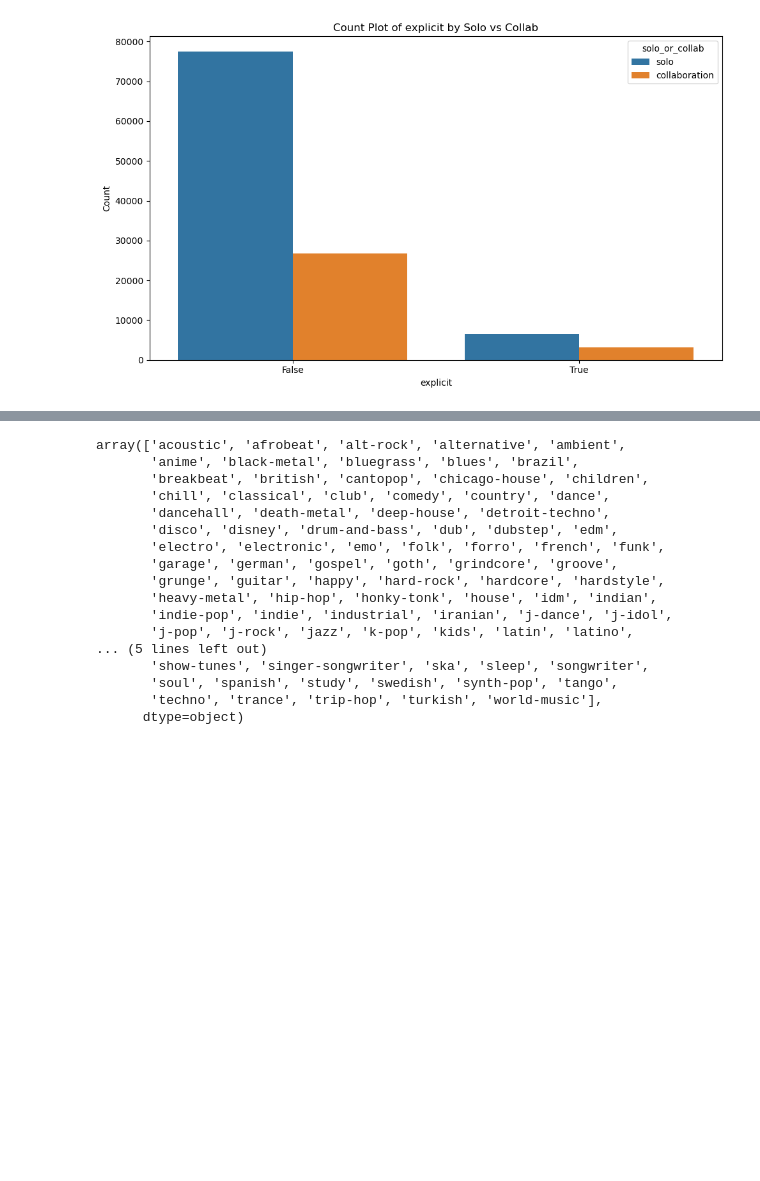
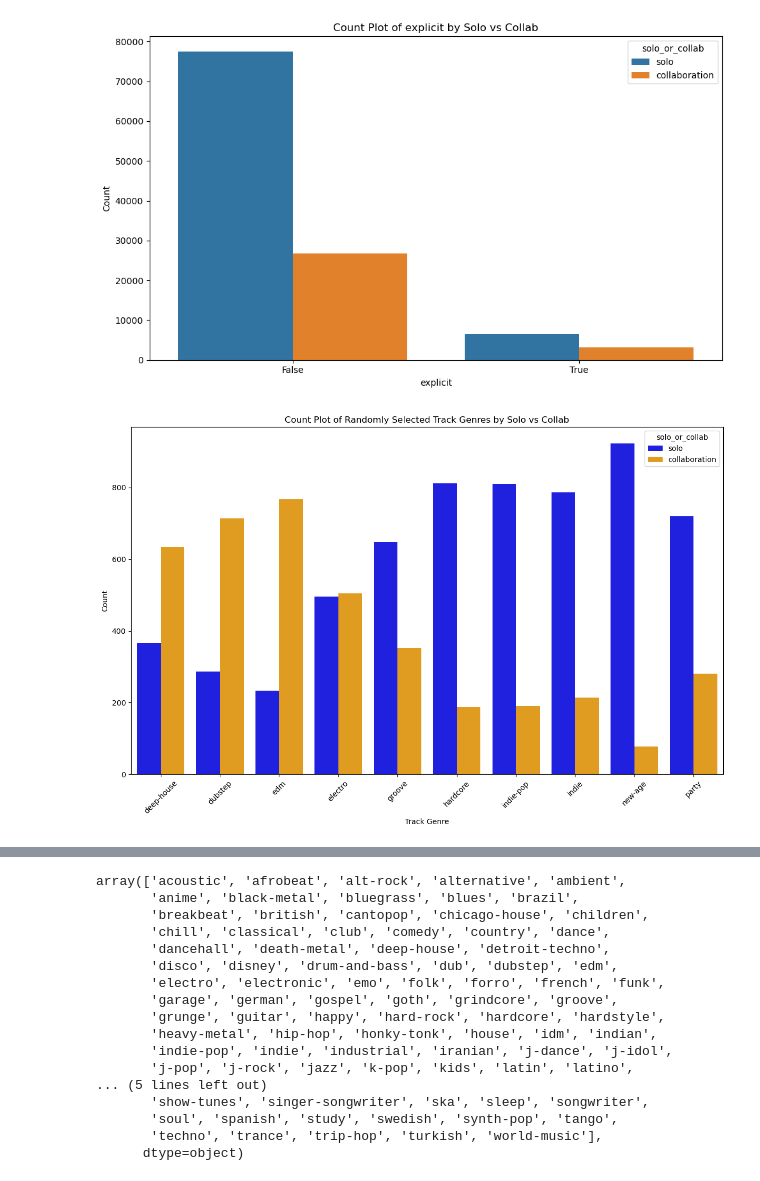
Before and after one commit to FabienThich/Solo-vs-Collab-Music, a Jupyter notebook: main.ipynb, the cells around one changed output, grey strips where cells are left out. Drawn from its saved outputs; the diff is of its cells as text; code cells hidden in the pictures; blank space fills up the shorter version.

Commit message:
add simulation

```diff
--- a/main.ipynb
+++ b/main.ipynb
@@ -404,3 +404,18 @@ for attribute in attributes:
 [figure]
 [figure]
 [figure]
+# %%
+unique_genres = df_clean['track_genre'].unique()
+random_genres = np.random.choice(unique_genres, 10, replace=False)
+
+df_simulation = df_clean[df_clean['track_genre'].isin(random_genres)]
+
+plt.figure(figsize=(12, 8))
+sns.countplot(data=df_simulation, x='track_genre', hue='solo_or_collab', palette={'solo': 'blue', 'collaboration': 'orange'})
+plt.title('Count Plot of Randomly Selected Track Genres by Solo vs Collab')
+plt.xlabel('Track Genre')
+plt.ylabel('Count')
+plt.xticks(rotation=45)
+plt.tight_layout()
+# %% [output]
+[figure, added]
```
Also changed, not shown: parts of 1 cell of this notebook.
